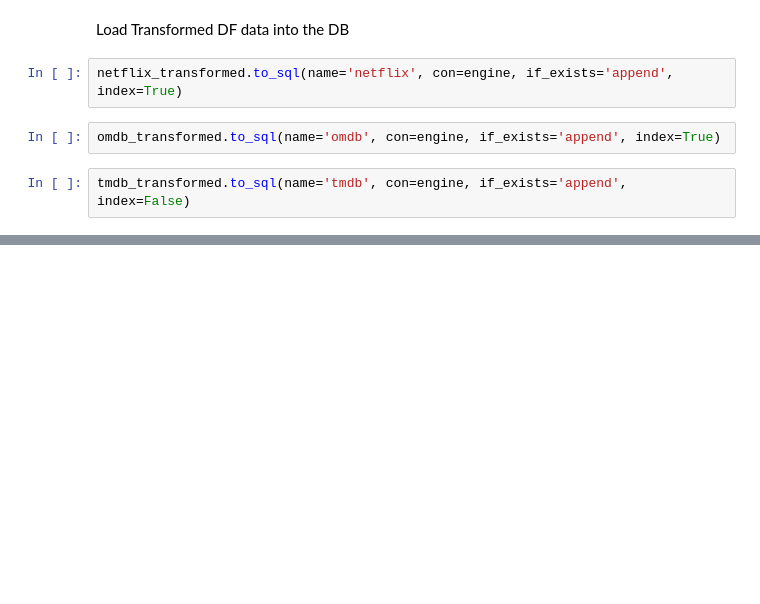
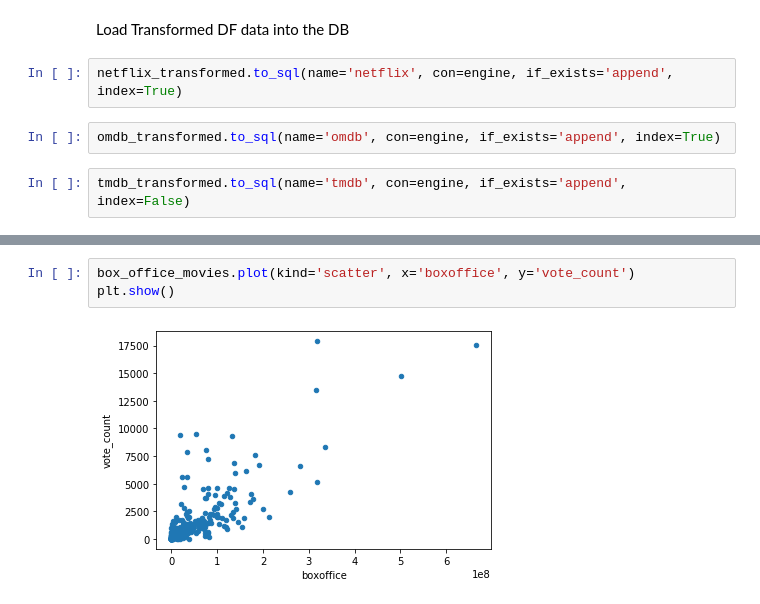
Before and after one commit to cjsheffler/Group-Project-Two, a Jupyter notebook: pandas ETL.ipynb, the cells around one changed output, grey strips where cells are left out. Drawn from its saved outputs; the diff is of its cells as text; blank space fills up the shorter version.

```diff
--- a/pandas ETL.ipynb
+++ b/pandas ETL.ipynb
@@ -117,0 +173,5 @@ tmdb_transformed.to_sql(name='tmdb', con=engine, if_exists='append', index=False
+# %%
+box_office_movies.plot(kind='scatter', x='boxoffice', y='vote_count')
+plt.show()
+# %% [output]
+[figure, added]
```
Also changed, not shown: parts of 8 cells of this notebook, 27 other files.
